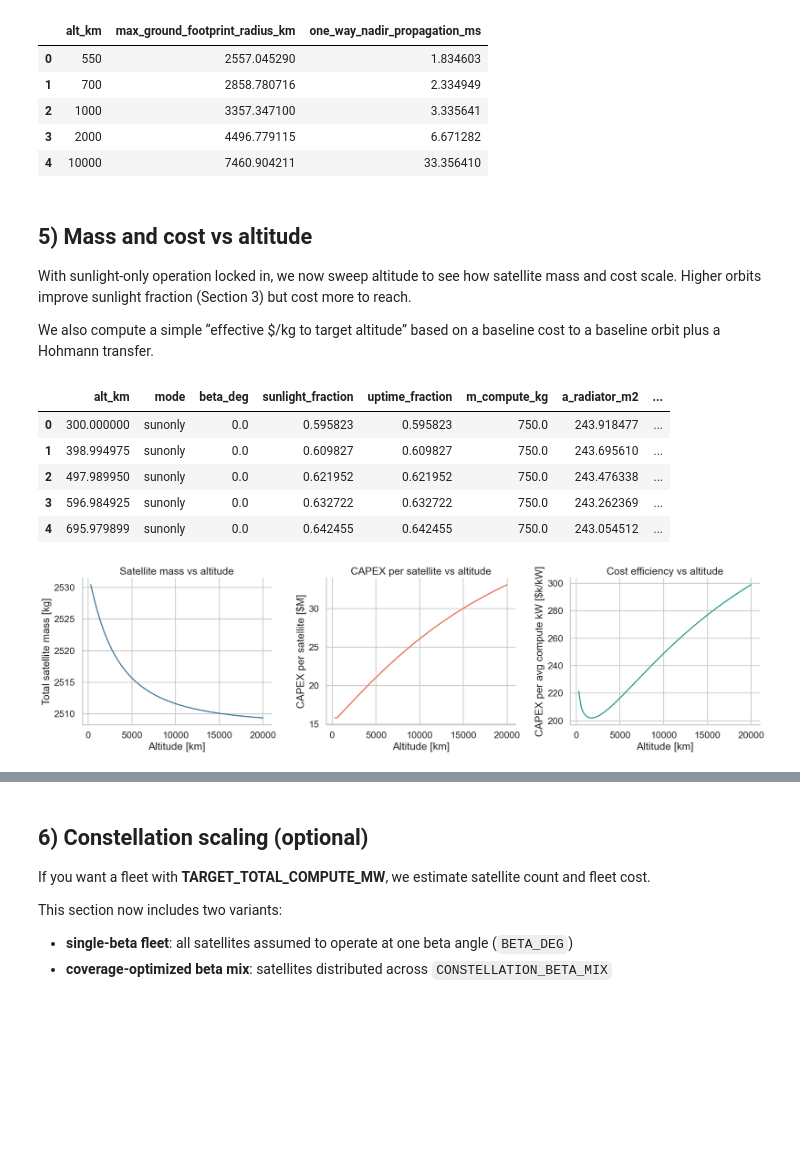
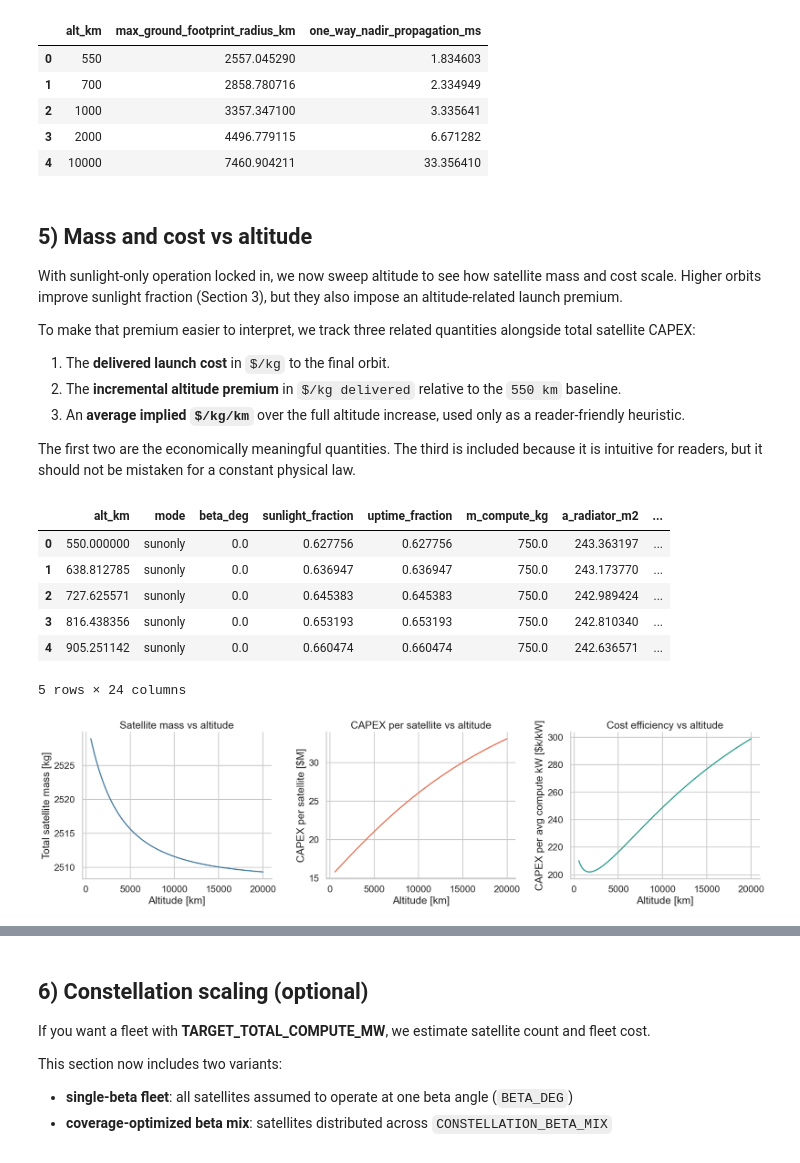
Before and after one commit to SailingSF/space_datacenters, a Jupyter notebook: space_gpu_datacenter.ipynb, the cells around one changed output, grey strips where cells are left out. Saved outputs shown, nothing was run; the diff lists cells and outputs as text; code cells hidden in the pictures; blank space fills up the shorter version.

```diff
--- a/space_gpu_datacenter.ipynb
+++ b/space_gpu_datacenter.ipynb
@@ -1206,9 +1247,15 @@ pd.DataFrame(comm_rows)
 # %% [markdown]
 ## 5) Mass and cost vs altitude
 
-With sunlight-only operation locked in, we now sweep altitude to see how satellite mass and cost scale. Higher orbits improve sunlight fraction (Section 3) but cost more to reach.
+With sunlight-only operation locked in, we now sweep altitude to see how satellite mass and cost scale. Higher orbits improve sunlight fraction (Section 3), but they also impose an altitude-related launch premium.
 
-We also compute a simple “effective $/kg to target altitude” based on a baseline cost to a baseline orbit plus a Hohmann transfer.
+To make that premium easier to interpret, we track three related quantities alongside total satellite CAPEX:
+
+1. The **delivered launch cost** in `$/kg` to the final orbit.
+2. The **incremental altitude premium** in `$/kg delivered` relative to the `550 km` baseline.
+3. An **average implied `$/kg/km`** over the full altitude increase, used only as a reader-friendly heuristic.
+
+The first two are the economically meaningful quantities. The third is included because it is intuitive for readers, but it should not be mistaken for a constant physical law.
 # %%
 def satellite_mass_breakdown(alt_km: float, mode: str, beta_deg=None) -> dict:
     """Return mass breakdown for a single satellite at altitude for a given mode."""
@@ -1276,39 +1323,56 @@ def satellite_mass_breakdown(alt_km: float, mode: str, beta_deg=None) -> dict:
         "specific_load_w_per_kg": P_LOAD_W / m_total,
     }
 
 def satellite_capex_usd(breakdown: dict) -> float:
     """Very simplified CAPEX: compute ($/kW coupled) + arrays + radiators + batteries + bus + launch."""
     compute_cost = COMPUTE_COST_PER_KW * P_COMPUTE_KW
 
     array_cost = breakdown["p_array_peak_w"] * ARRAY_COST_PER_W
     rad_cost = breakdown["a_radiator_m2"] * RADIATOR_COST_PER_M2
     batt_cost = (breakdown["m_battery_kg"] * BATTERY_SPECIFIC_ENERGY_WH_PER_KG / 1000) * BATTERY_COST_PER_KWH  # kWh
 
     cost_per_kg = effective_cost_per_kg_to_altitude(
         breakdown["alt_km"], ALT_BASELINE_KM, COST_TO_BASELINE_PER_KG,
         ISP_TRANSFER_S, PROPULSION_STRUCT_FRAC,
     )
     launch_cost = breakdown["m_total_kg"] * cost_per_kg
 
     return float(compute_cost + array_cost + rad_cost + batt_cost + BUS_COST_FIXED + launch_cost)
 
+alts_cost = np.linspace(ALT_BASELINE_KM, 20_000, 220)
+
 rows = []
-for a in alts:
+for a in alts_cost:
     b = satellite_mass_breakdown(a, "sunonly")
     capex = satellite_capex_usd(b)
+    cost_per_kg = effective_cost_per_kg_to_altitude(
+        a, ALT_BASELINE_KM, COST_TO_BASELINE_PER_KG,
+        ISP_TRANSFER_S, PROPULSION_STRUCT_FRAC,
+    )
+    altitude_premium_per_kg = cost_per_kg - COST_TO_BASELINE_PER_KG
+    delta_alt_km = max(a - ALT_BASELINE_KM, 0.0)
+
+    b["launch_cost_per_kg_usd"] = cost_per_kg
+    b["launch_mass_multiplier"] = cost_per_kg / COST_TO_BASELINE_PER_KG
+    b["altitude_premium_per_kg_usd"] = altitude_premium_per_kg
+    b["avg_altitude_premium_usd_per_kg_per_km"] = (
+        altitude_premium_per_kg / delta_alt_km if delta_alt_km > 0 else 0.0
+    )
+    b["altitude_premium_per_sat_usd"] = altitude_premium_per_kg * b["m_total_kg"]
     b["capex_usd"] = capex
     b["capex_per_avg_compute_kw_usd_per_kw"] = capex / max(b["avg_compute_kw"], 1e-9)
     rows.append(b)
 
 df = pd.DataFrame(rows)
 df.head()
 # %% [output]
 |  | alt_km | mode | beta_deg | sunlight_fraction | uptime_fraction | m_compute_kg | a_radiator_m2 | ... |
-| 0 | 300.000000 | sunonly | 0.0 | 0.595823 | 0.595823 | 750.0 | 243.918477 | ... |
-| 1 | 398.994975 | sunonly | 0.0 | 0.609827 | 0.609827 | 750.0 | 243.695610 | ... |
-| 2 | 497.989950 | sunonly | 0.0 | 0.621952 | 0.621952 | 750.0 | 243.476338 | ... |
-| 3 | 596.984925 | sunonly | 0.0 | 0.632722 | 0.632722 | 750.0 | 243.262369 | ... |
-| 4 | 695.979899 | sunonly | 0.0 | 0.642455 | 0.642455 | 750.0 | 243.054512 | ... |
+| 0 | 550.000000 | sunonly | 0.0 | 0.627756 | 0.627756 | 750.0 | 243.363197 | ... |
+| 1 | 638.812785 | sunonly | 0.0 | 0.636947 | 0.636947 | 750.0 | 243.173770 | ... |
+| 2 | 727.625571 | sunonly | 0.0 | 0.645383 | 0.645383 | 750.0 | 242.989424 | ... |
+| 3 | 816.438356 | sunonly | 0.0 | 0.653193 | 0.653193 | 750.0 | 242.810340 | ... |
+| 4 | 905.251142 | sunonly | 0.0 | 0.660474 | 0.660474 | 750.0 | 242.636571 | ... |
+5 rows × 24 columns
 # %%
 fig, axes = plt.subplots(1, 3, figsize=(18, 5))
 
@@ -1333,5 +1397,5 @@ axes[2].grid(True)
 plt.tight_layout()
 plt.show()
 # %% [output]
-[figure, old version]
+[figure, new version]
 # %% [markdown]
```
Also changed, not shown: parts of 3 cells of this notebook.
